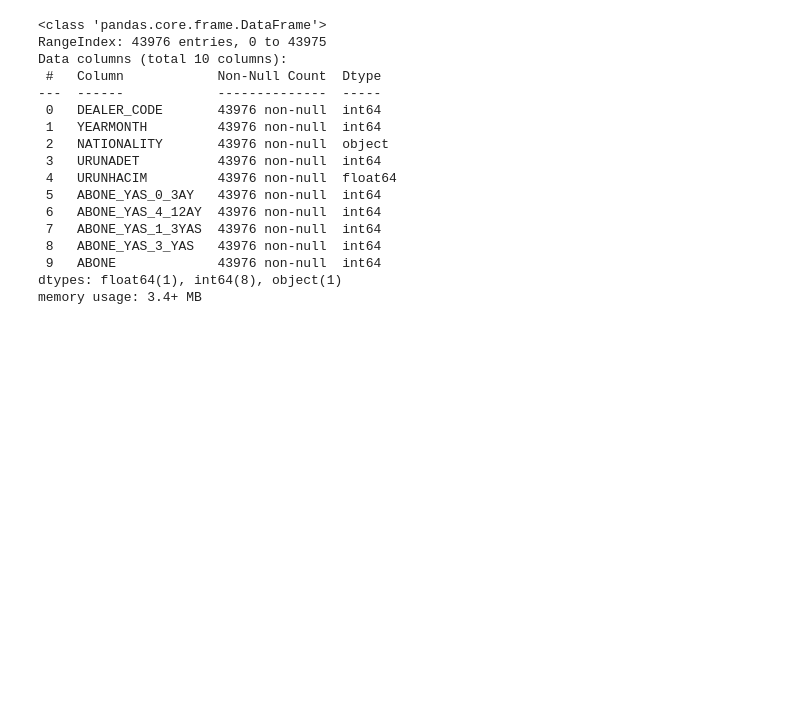
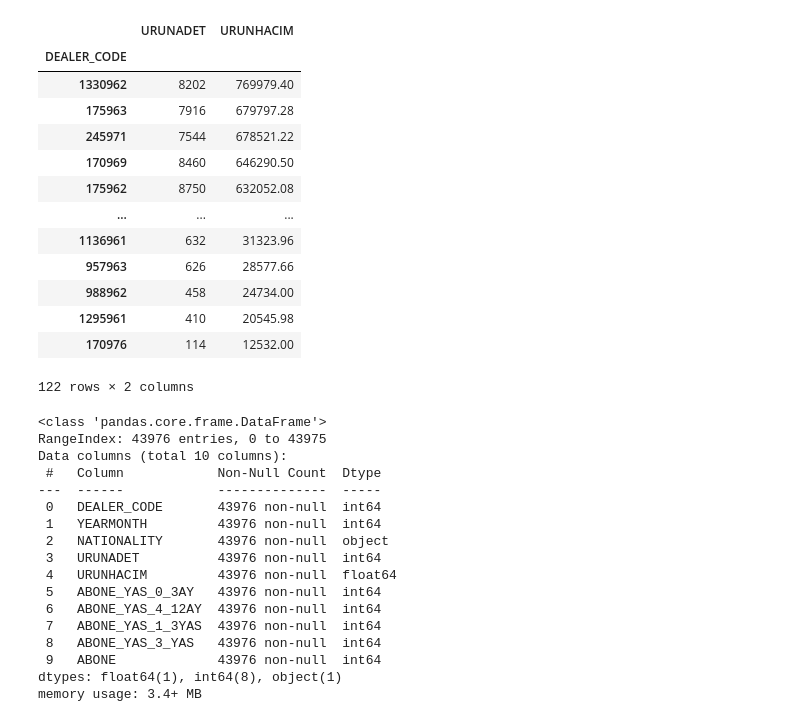
Before and after one commit to keskinyasir/Sales_Performance_Application, a Jupyter notebook: Sales_Perfromance_App_Test.ipynb, the cells around one changed output. Drawn from its saved outputs; the diff is of its cells as text; code cells hidden in the pictures; blank space fills up the shorter version.

```diff
--- a/Sales_Perfromance_App_Test.ipynb
+++ b/Sales_Perfromance_App_Test.ipynb
@@ -14,3 +82,20 @@ df_demo = pd.read_excel(excel_file, sheet_name="ILCE DEMOGRAFI")
+# %%
+low_perf
+# %% [output]
+|  | URUNADET | URUNHACIM |
+| DEALER_CODE |  |  |
+| 1330962 | 8202 | 769979.40 |
+| 175963 | 7916 | 679797.28 |
+| 245971 | 7544 | 678521.22 |
+| 170969 | 8460 | 646290.50 |
+| 175962 | 8750 | 632052.08 |
+| ... | ... | ... |
+| 1136961 | 632 | 31323.96 |
+| 957963 | 626 | 28577.66 |
+| 988962 | 458 | 24734.00 |
+| 1295961 | 410 | 20545.98 |
+| 170976 | 114 | 12532.00 |
+122 rows × 2 columns
 # %%
 df_sales.info()
 # %% [output]
```
Also changed, not shown: parts of 5 cells of this notebook, 1 other file.
